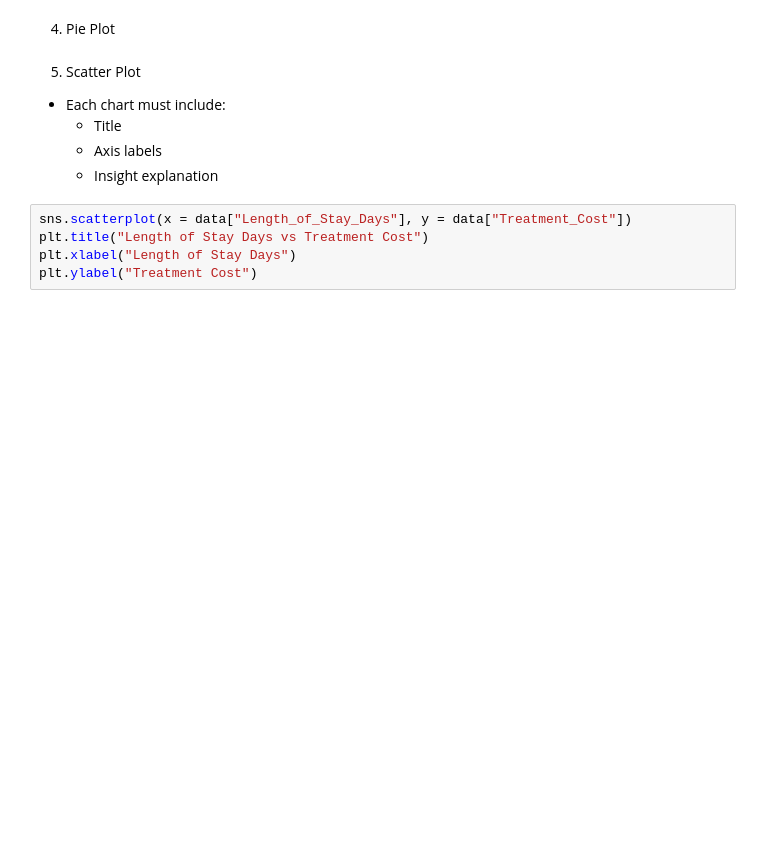
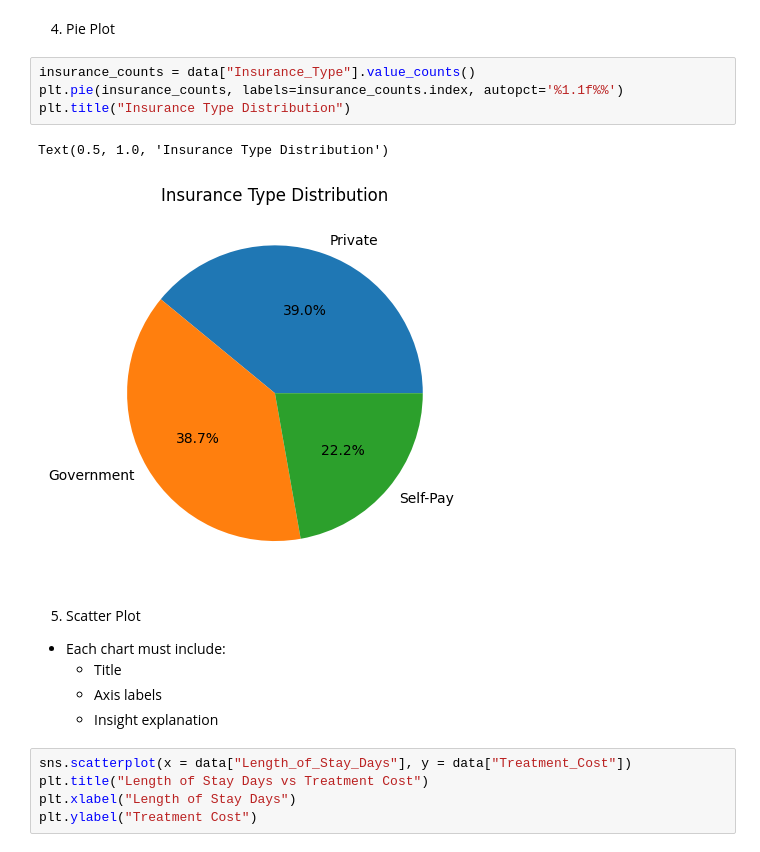
Before and after one commit to SuranaDhruv7/Hospital_analysis, a Jupyter notebook: healthcare.ipynb, the cells around one changed output. Saved outputs shown, nothing was run; the diff lists cells and outputs as text; blank space fills up the shorter version.

```diff
--- a/healthcare.ipynb
+++ b/healthcare.ipynb
@@ -302,5 +312,12 @@ Text(0, 0.5, 'Number of Admissions')
 # %% [markdown]
 4. Pie Plot
+# %%
+insurance_counts = data["Insurance_Type"].value_counts()
+plt.pie(insurance_counts, labels=insurance_counts.index, autopct='%1.1f%%')
+plt.title("Insurance Type Distribution")
+# %% [output]
+Text(0.5, 1.0, 'Insurance Type Distribution')
+[figure, added]
 # %% [markdown]
 5. Scatter Plot
 
```
Also changed, not shown: parts of 5 cells of this notebook.
